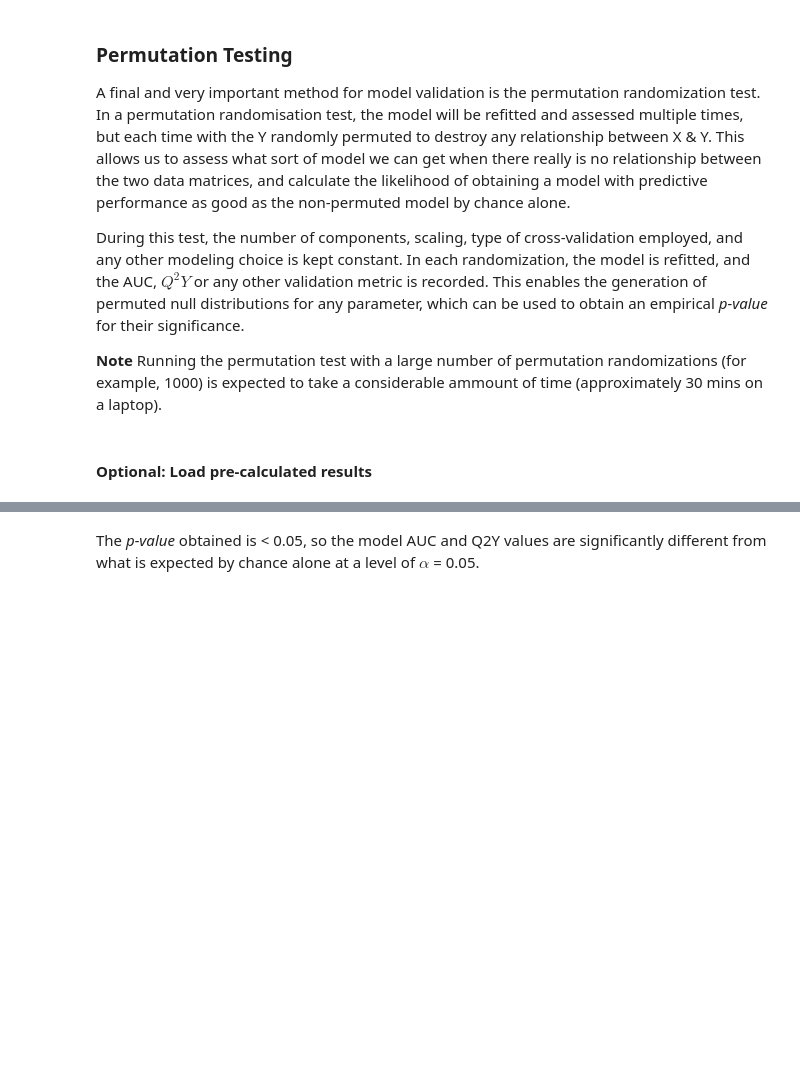
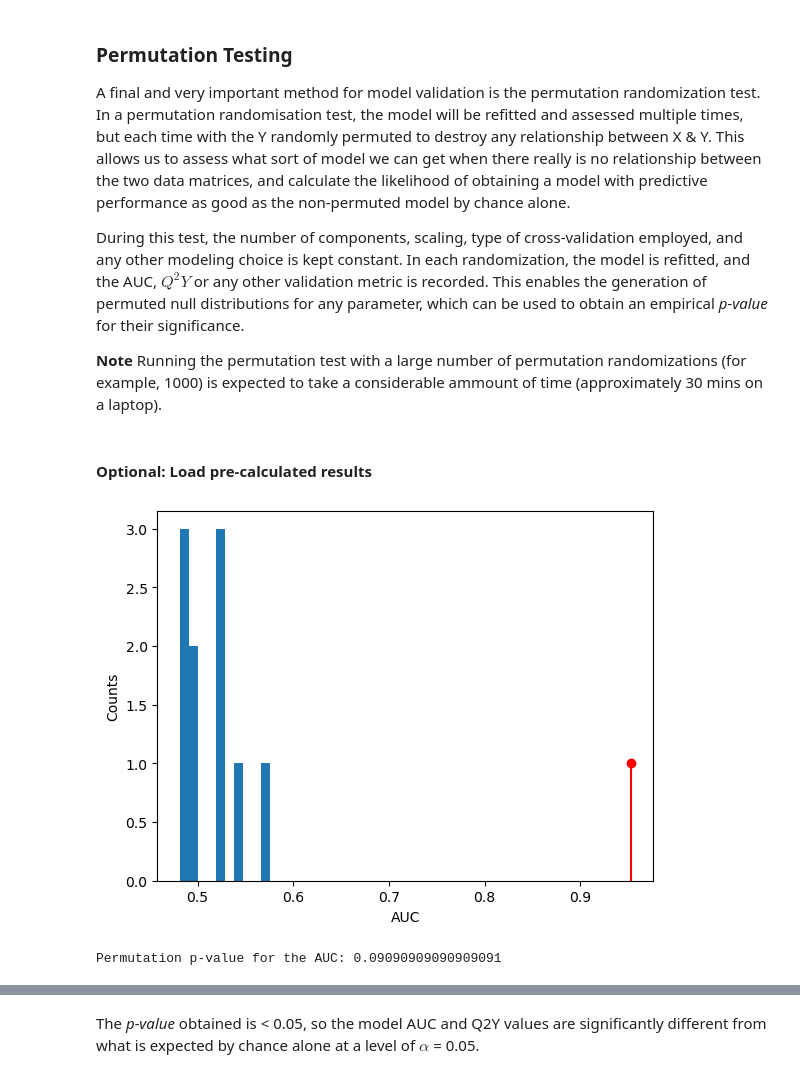
Before and after one commit to IPTC-DataAnalysisCourse/chemometrics-tutorials, a Jupyter notebook: Multivariate Analysis - Supervised Analysis with PLS-DA.ipynb, the cells around one changed output, grey strips where cells are left out. Saved outputs shown, nothing was run; the diff lists cells and outputs as text; code cells hidden in the pictures; blank space fills up the shorter version.

```diff
--- a/Multivariate Analysis - Supervised Analysis with PLS-DA.ipynb
+++ b/Multivariate Analysis - Supervised Analysis with PLS-DA.ipynb
@@ -328,7 +340,7 @@ During this test, the number of components, scaling, type of cross-validation em
 
 **Note** Running the permutation test with a large number of permutation randomizations (for example, 1000) is expected to take a considerable ammount of time (approximately 30 mins on a laptop).
 # %%
-permt = pls_da.permutation_test(x_no_outliers, y_no_outliers, 1000)
+permt = pls_da.permutation_test(x_no_outliers, y_no_outliers, 10)
 # %%
 np.save('~/Desktop/permutations_plsda.npy', permt)
 # %% [markdown]
@@ -344,10 +356,12 @@ np.save('~/Desktop/permutations_plsda.npy', permt)
 # %%
 # plot the results from the permuation test
 pls_da.plot_permutation_test(permt, metric='AUC')
-plt.xlabel('AUC')
-plt.ylabel('Counts')
+
 
 print("Permutation p-value for the AUC: {0}".format(permt[1]['AUC']))
+# %% [output]
+[figure, added]
+Permutation p-value for the AUC: 0.09090909090909091
 # %%
 # plot the results from the permuation test
 pls_da.plot_permutation_test(permt, metric='Q2Y')
```
Also changed, not shown: parts of 7 cells of this notebook, 1 other file.
